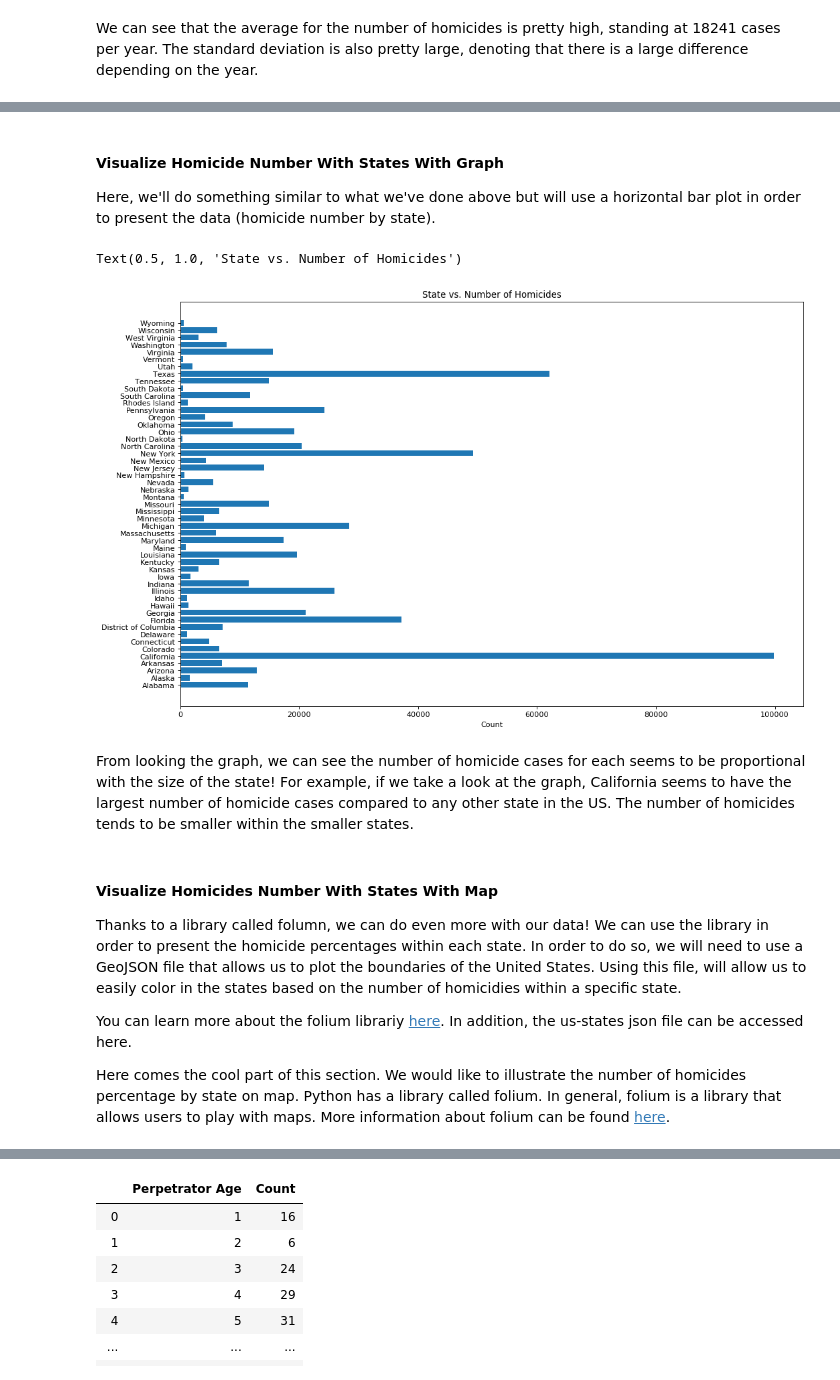
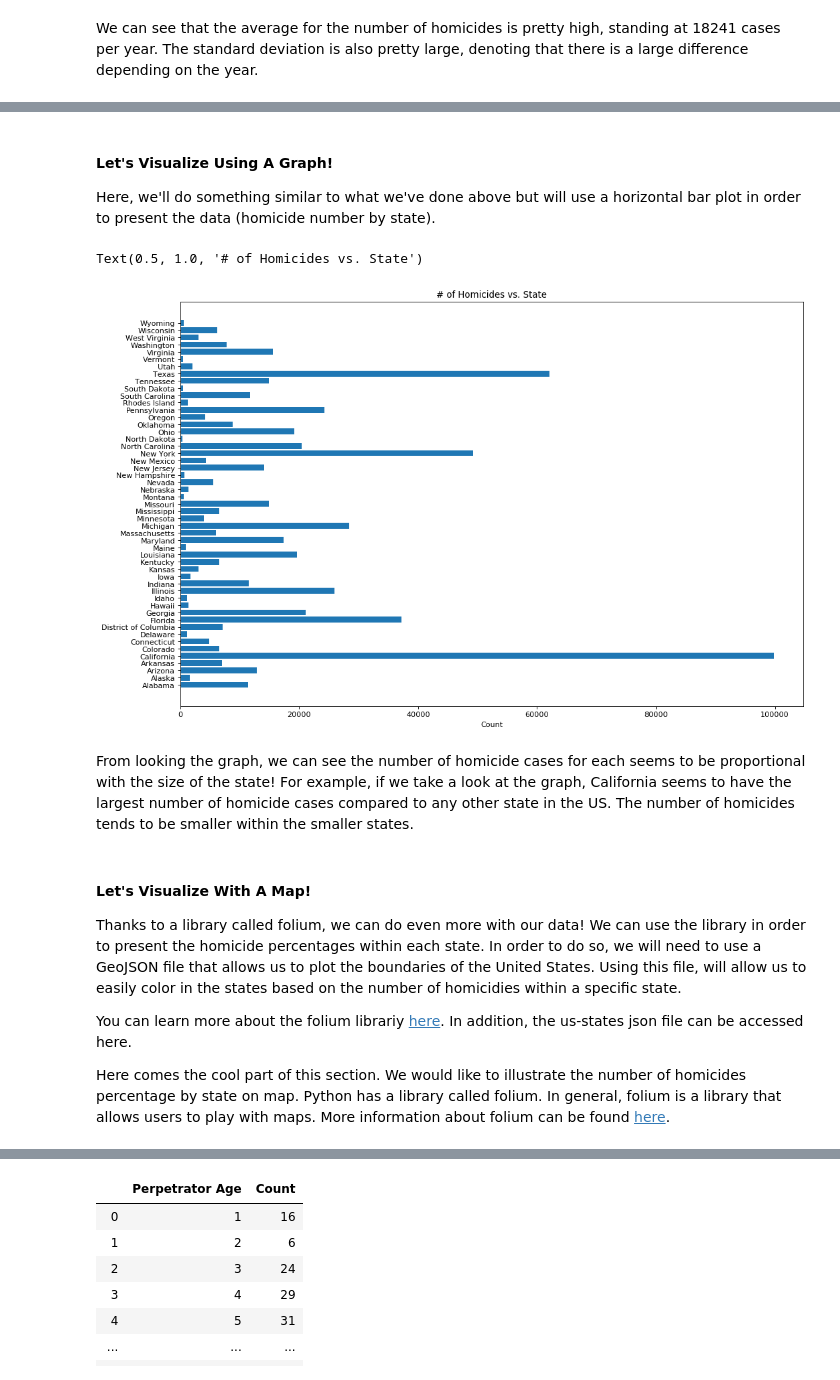
Before and after one commit to jad4580/final-320, a Jupyter notebook: index.ipynb, the cells around one changed output, grey strips where cells are left out. Drawn from its saved outputs; the diff is of its cells as text; code cells hidden in the pictures.

```diff
--- a/index.ipynb
+++ b/index.ipynb
@@ -79,15 +73,16 @@ data_retrieved
 <h3>Data Tidying</h3>
 <p>From the dataset provided to us, we can see that the set contains important information pretaining to each of the crimes contained within the dataset, including information about the victim, perpetrator, etc.</p>
 <p>In order to help us better understand the data given to us at hand, we have to reformat it in a way that we are scoping down on exactly what we need to look at. We can do this by removing unecessary columns and information, especially those that aren't beneficial for our analysis of the data.</p>
-# %%
-# Here, we would like the drop all of the columns that are unimportant to our analysis of the homicide data.
-data_retrieved = data_retrieved.drop('Agency Type', 1)
-data_retrieved = data_retrieved.drop('Agency Code', 1)
-data_retrieved = data_retrieved.drop('Agency Name', 1)
-data_retrieved = data_retrieved.drop('Victim Ethnicity', 1)
-data_retrieved = data_retrieved.drop('Record Source', 1)
-data_retrieved = data_retrieved.drop('Perpetrator Ethnicity', 1)
-
-# It would also be helpful to sort/group the dataset if we convert the year column to an integer.
-data_retrieved['Year'] = data_retrieved['Year'].str.replace(")", "").astype(int)
+# %%
+# It would also be helpful to sort/group the dataset if we convert the year column to an integer.
+data_retrieved['Year'] = data_retrieved['Year'].str.replace(")", "").astype(int)
+
+agency = "Agency "
+# Here, we would like the drop all of the columns that are unimportant to our analysis of the homicide data.
+data_retrieved = data_retrieved.drop(agency + 'Type', 1)
+data_retrieved = data_retrieved.drop(agency + 'Code', 1)
+data_retrieved = data_retrieved.drop(agency + 'Name', 1)
+data_retrieved = data_retrieved.drop('Victim Ethnicity', 1)
+data_retrieved = data_retrieved.drop('Record Source', 1)
+data_retrieved = data_retrieved.drop('Perpetrator Ethnicity', 1)
 # %% [markdown]
@@ -224,25 +231,25 @@ count_based_on_state.head()
 # %% [markdown]
-<h4>Visualize Homicide Number With States With Graph</h4>
+<h4>Let's Visualize Using A Graph!</h4>
 <p>Here, we'll do something similar to what we've done above but will use a horizontal bar plot in order to present the data (homicide number by state).</p>
 # %%
 # Here, we are provide parameters to intialize the size of the plot
 plot.figure(figsize=(15, 10), dpi=80)
 position_value_y = np.arange(len(count_based_on_state['State']))
 
 # Here, we are plotting the data on the graph using a horizontal bar plot
 plot.barh(position_value_y, count_based_on_state['Count'])
 
 plot.yticks(position_value_y, count_based_on_state['State'])
 plot.xlabel('Count')
-plot.title('State vs. Number of Homicides')
+plot.title('# of Homicides vs. State')
 # %% [output]
-Text(0.5, 1.0, 'State vs. Number of Homicides')
+Text(0.5, 1.0, '# of Homicides vs. State')
-[figure, old version]
+[figure, new version]
 # %% [markdown]
 <p>From looking the graph, we can see the number of homicide cases for each seems to be proportional with the size of the state! For example, if we take a look at the graph, California seems to have the largest number of homicide cases compared to any other state in the US. The number of homicides tends to be smaller within the smaller states.</p>
 # %% [markdown]
-<h4>Visualize Homicides Number With States With Map</h4>
-<p>Thanks to a library called folumn, we can do even more with our data! We can use the library in order to present the homicide percentages within each state. In order to do so, we will need to use a GeoJSON file that allows us to plot the boundaries of the United States. Using this file, will allow us to easily color in the states based on the number of homicidies within a specific state.</p>
+<h4>Let's Visualize With A Map!</h4>
+<p>Thanks to a library called folium, we can do even more with our data! We can use the library in order to present the homicide percentages within each state. In order to do so, we will need to use a GeoJSON file that allows us to plot the boundaries of the United States. Using this file, will allow us to easily color in the states based on the number of homicidies within a specific state.</p>
 <p>You can learn more about the folium librariy <a href="https://folium.readthedocs.io/en/latest/">here</a>. In addition, the us-states json file can be accessed here.</p>
 <p>Here comes the cool part of this section. We would like to illustrate the number of homicides percentage by state on map. Python has a library called folium. In general, folium is a library that allows users to play with maps. More information about folium can be found <a href="https://raw.githubusercontent.com/python-visualization/folium/master/examples/data/us-states.json">here</a>.</p>
 # %%
```
Also changed, not shown: parts of 22 cells of this notebook, 1 other file.
